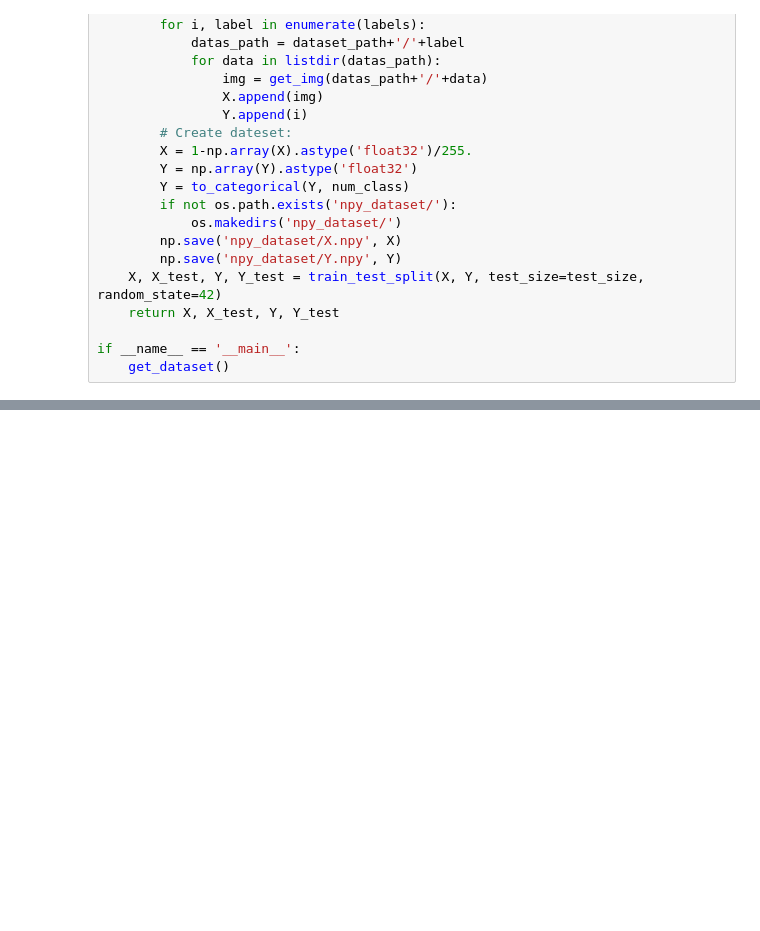
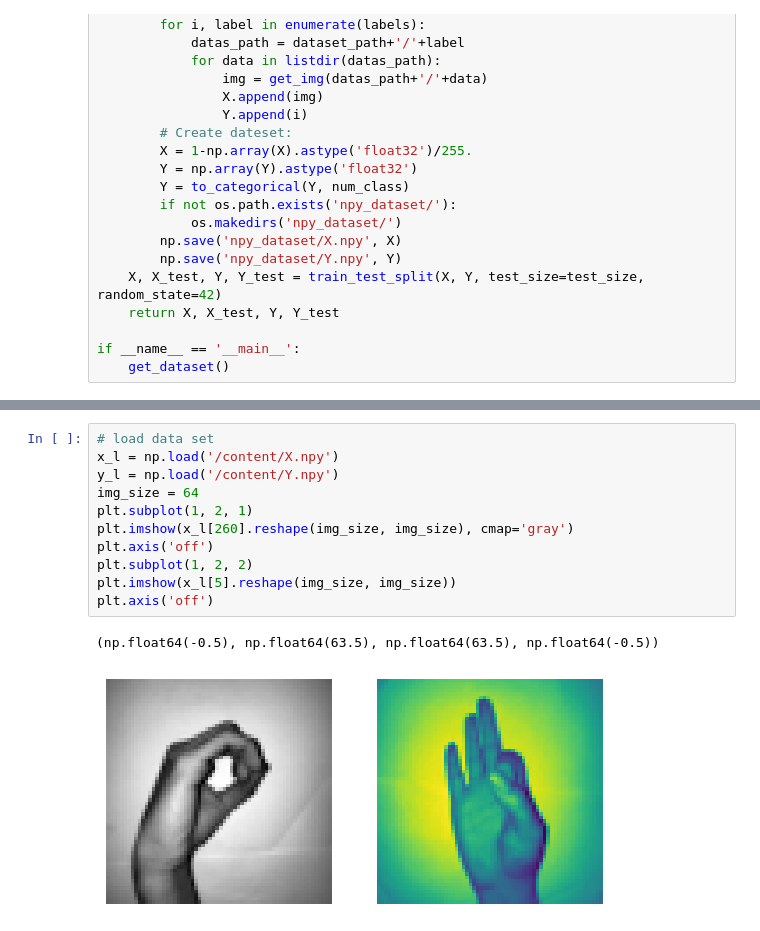
Before and after one commit to rahmanziaur/GradThesisICT18-Colab, a Jupyter notebook: DL_SignDataset1Aug20.ipynb, the cells around one changed output, grey strips where cells are left out. Drawn from its saved outputs; the diff is of its cells as text; blank space fills up the shorter version.

```diff
--- a/DL_SignDataset1Aug20.ipynb
+++ b/DL_SignDataset1Aug20.ipynb
@@ -55,0 +104,14 @@ if __name__ == '__main__':
+# %%
+# load data set
+x_l = np.load('/content/X.npy')
+y_l = np.load('/content/Y.npy')
+img_size = 64
+plt.subplot(1, 2, 1)
+plt.imshow(x_l[260].reshape(img_size, img_size), cmap='gray')
+plt.axis('off')
+plt.subplot(1, 2, 2)
+plt.imshow(x_l[5].reshape(img_size, img_size))
+plt.axis('off')
+# %% [output]
+(np.float64(-0.5), np.float64(63.5), np.float64(63.5), np.float64(-0.5))
+[figure, added]
```
Also changed, not shown: parts of 16 cells of this notebook.
